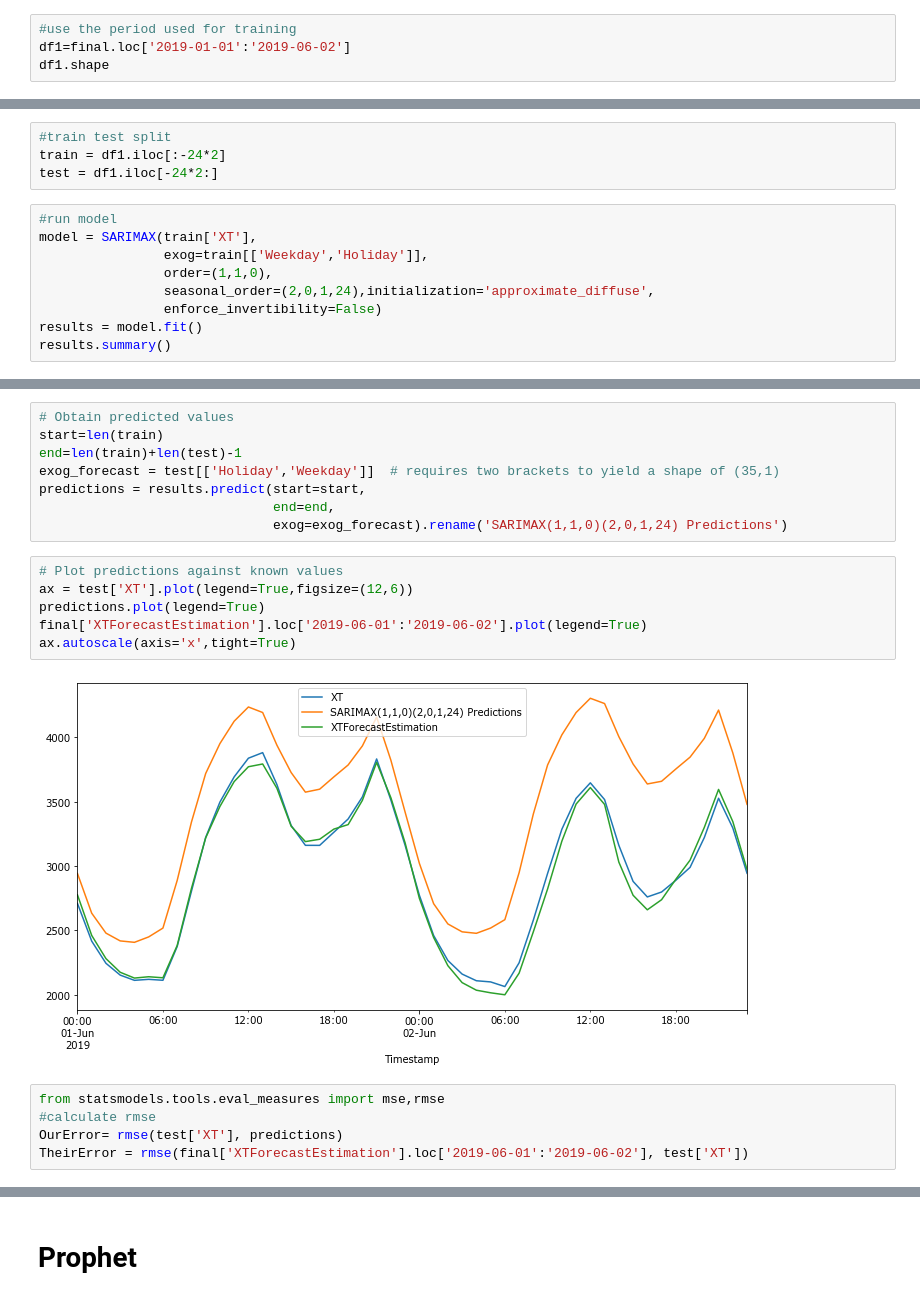
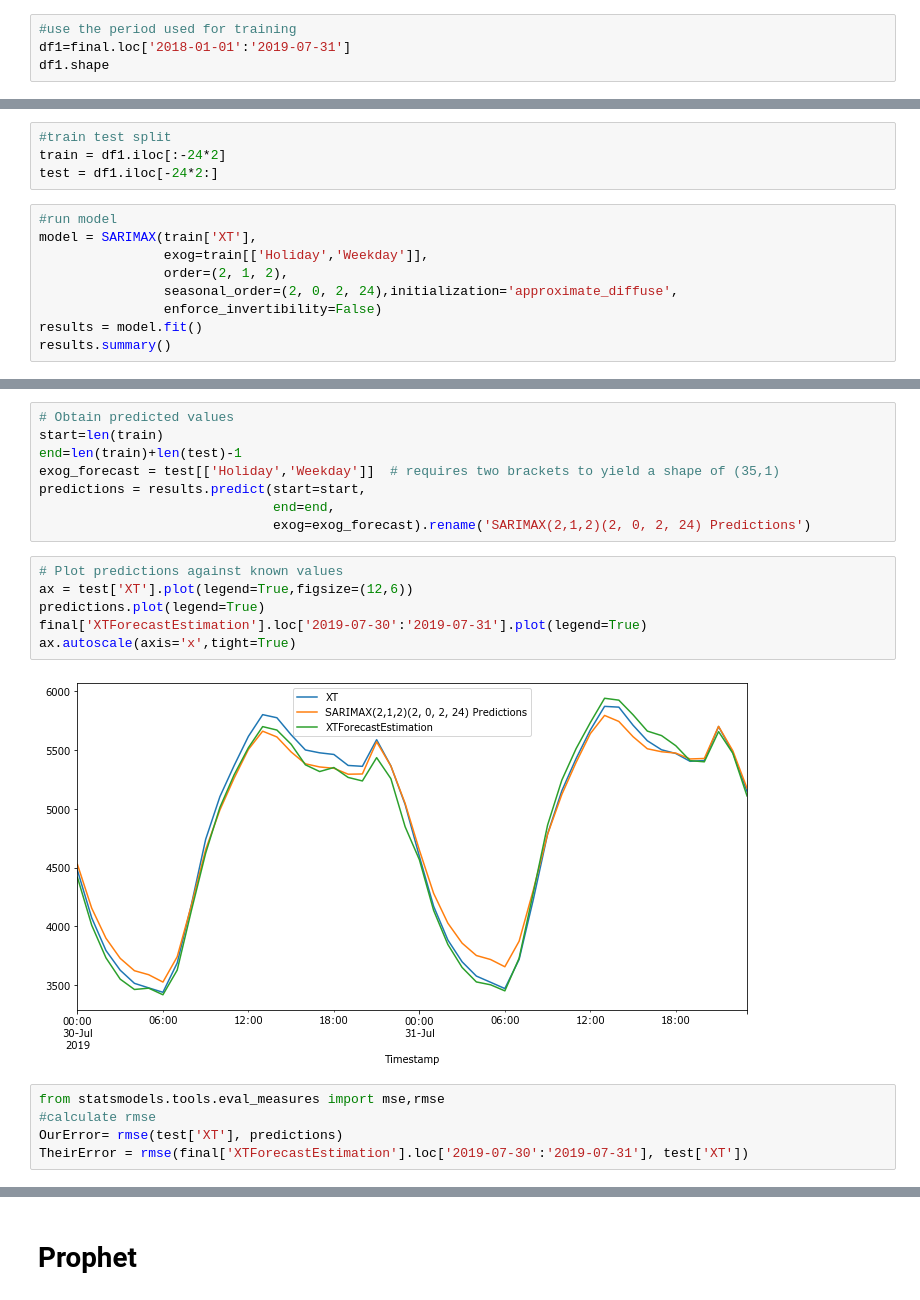
Before and after one commit to Darzan21/Electric-Load-Forecasting, a Jupyter notebook: LoadForecastingFinal.ipynb, the cells around one changed output, grey strips where cells are left out. Cells and saved outputs as stored; diff of their text form.

```diff
--- a/LoadForecastingFinal.ipynb
+++ b/LoadForecastingFinal.ipynb
@@ -575,5 +568,5 @@ Warnings:
 # %%
 #use the period used for training
-df1=final.loc['2019-01-01':'2019-06-02']
+df1=final.loc['2018-01-01':'2019-07-31']
 df1.shape
 # %% [output]
@@ -587,9 +580,9 @@ test = df1.iloc[-24*2:]
 # %%
 #run model
 model = SARIMAX(train['XT'],
-                exog=train[['Weekday','Holiday']],
-                order=(1,1,0),
-                seasonal_order=(2,0,1,24),initialization='approximate_diffuse',
+                exog=train[['Holiday','Weekday']],
+                order=(2, 1, 2),
+                seasonal_order=(2, 0, 2, 24),initialization='approximate_diffuse',
                 enforce_invertibility=False)
 results = model.fit()
 results.summary()
@@ -623,20 +620,20 @@ end=len(train)+len(test)-1
 exog_forecast = test[['Holiday','Weekday']]  # requires two brackets to yield a shape of (35,1)
 predictions = results.predict(start=start,
                               end=end,
-                              exog=exog_forecast).rename('SARIMAX(1,1,0)(2,0,1,24) Predictions')
+                              exog=exog_forecast).rename('SARIMAX(2,1,2)(2, 0, 2, 24) Predictions')
 # %%
 # Plot predictions against known values
 ax = test['XT'].plot(legend=True,figsize=(12,6))
 predictions.plot(legend=True)
-final['XTForecastEstimation'].loc['2019-06-01':'2019-06-02'].plot(legend=True)
+final['XTForecastEstimation'].loc['2019-07-30':'2019-07-31'].plot(legend=True)
 ax.autoscale(axis='x',tight=True)
 # %% [output]
-[figure, old version]
+[figure, new version]
 # %%
 from statsmodels.tools.eval_measures import mse,rmse
 #calculate rmse
 OurError= rmse(test['XT'], predictions)
-TheirError = rmse(final['XTForecastEstimation'].loc['2019-06-01':'2019-06-02'], test['XT'])
+TheirError = rmse(final['XTForecastEstimation'].loc['2019-07-30':'2019-07-31'], test['XT'])
 # %%
 TheirError
 # %% [output]
```
Also changed, not shown: parts of 33 cells of this notebook.
